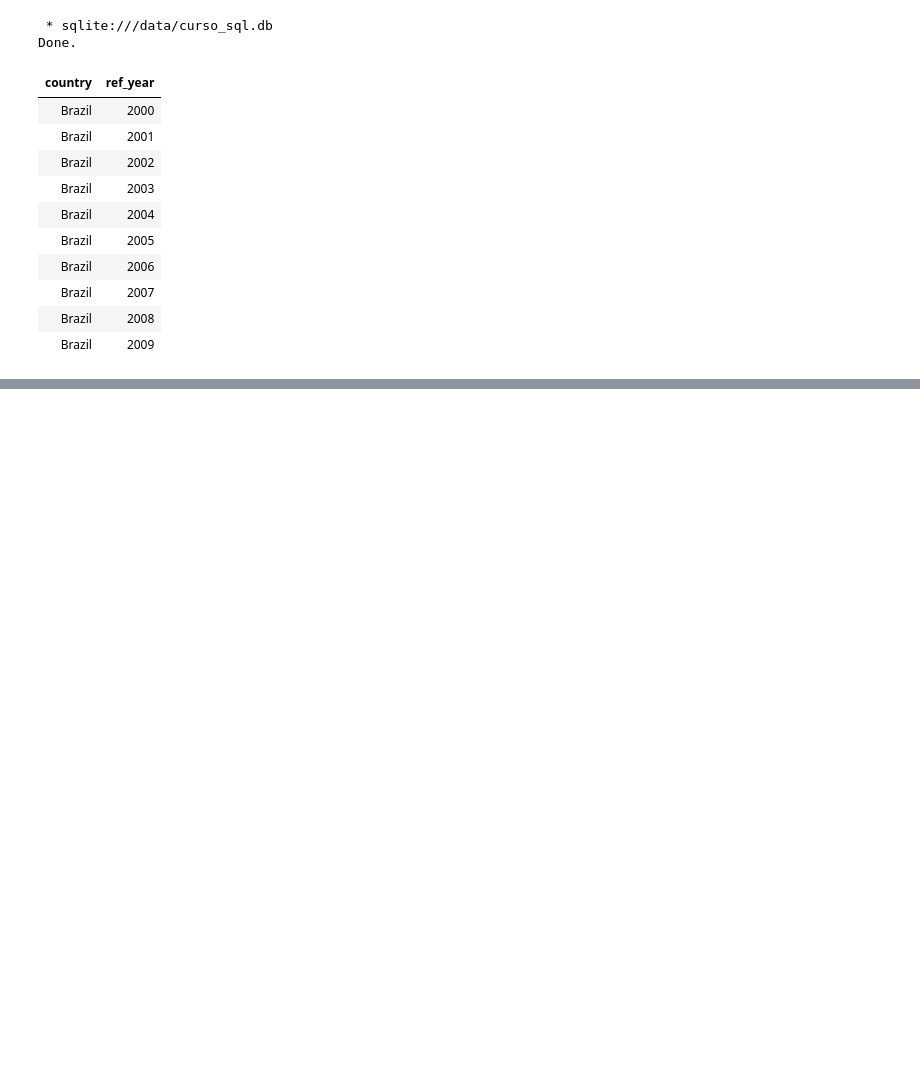
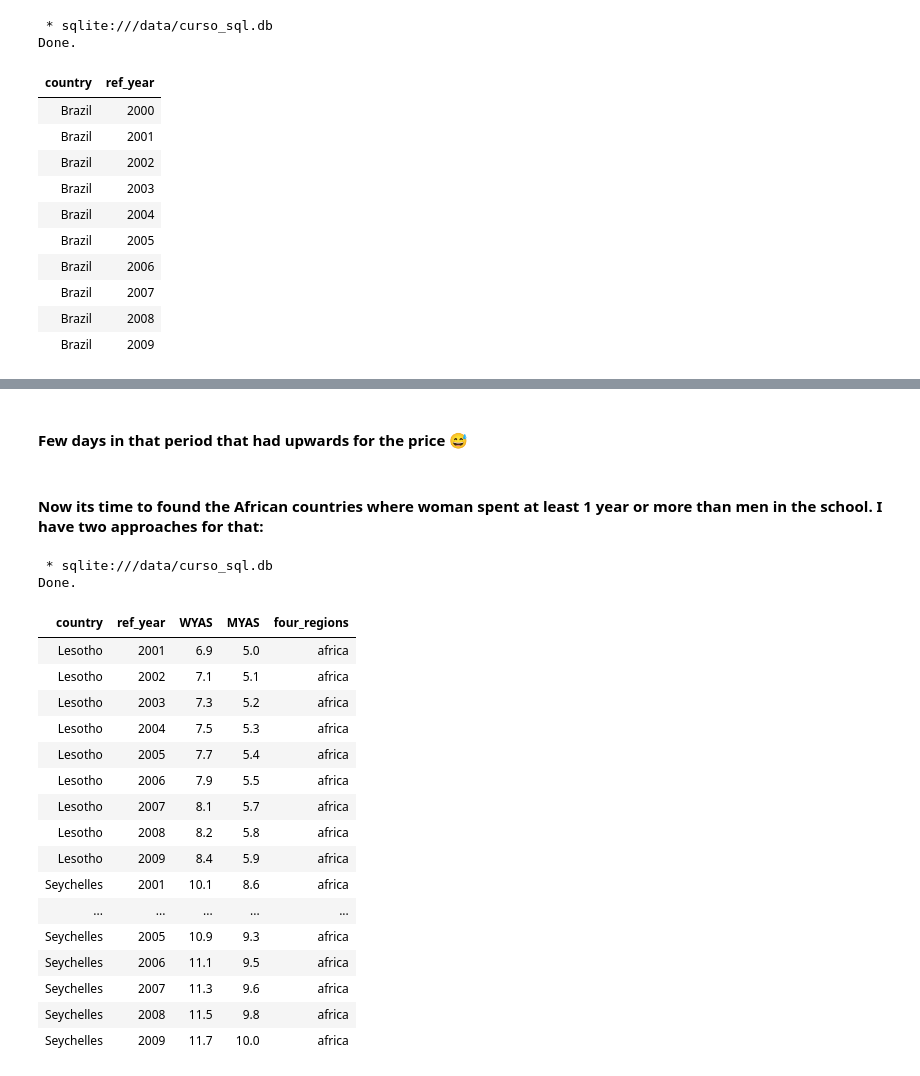
Before and after one commit to grbarbosa3/SQL-Journey, a Jupyter notebook: SQL_Notes.ipynb, the cells around one changed output, grey strips where cells are left out. Drawn from its saved outputs; the diff is of its cells as text; code cells hidden in the pictures; blank space fills up the shorter version.

```diff
--- a/SQL_Notes.ipynb
+++ b/SQL_Notes.ipynb
@@ -411,0 +439,38 @@ Done.
+# %% [markdown]
+#### Few days in that period that had upwards for the price 😅
+# %% [markdown]
+#### Now its time to found the **African countries where woman spent at least 1 year or more than men in the school**. I have two approaches for that:
+# %%
+%%sql
+
+SELECT wyas.country,
+	   wyas.ref_year,
+	   wyas.mean_years AS "WYAS",
+	   myas.mean_years AS "MYAS",
+	   c.four_regions
+FROM women_years_at_school wyas
+LEFT JOIN country c ON c.country=wyas.country
+LEFT JOIN men_years_at_school myas ON wyas.country = myas.country AND wyas.ref_year = myas.ref_year
+WHERE c.four_regions = "africa"
+AND wyas.mean_years - myas.mean_years >= 1
+AND wyas.ref_year BETWEEN 2001 AND 2011
+# %% [output]
+ * sqlite:///data/curso_sql.db
+Done.
+| country | ref_year | WYAS | MYAS | four_regions |
+| Lesotho | 2001 | 6.9 | 5.0 | africa |
+| Lesotho | 2002 | 7.1 | 5.1 | africa |
+| Lesotho | 2003 | 7.3 | 5.2 | africa |
+| Lesotho | 2004 | 7.5 | 5.3 | africa |
+| Lesotho | 2005 | 7.7 | 5.4 | africa |
+| Lesotho | 2006 | 7.9 | 5.5 | africa |
+| Lesotho | 2007 | 8.1 | 5.7 | africa |
+| Lesotho | 2008 | 8.2 | 5.8 | africa |
+| Lesotho | 2009 | 8.4 | 5.9 | africa |
+| Seychelles | 2001 | 10.1 | 8.6 | africa |
+| ... | ... | ... | ... | ... |
+| Seychelles | 2005 | 10.9 | 9.3 | africa |
+| Seychelles | 2006 | 11.1 | 9.5 | africa |
+| Seychelles | 2007 | 11.3 | 9.6 | africa |
+| Seychelles | 2008 | 11.5 | 9.8 | africa |
+| Seychelles | 2009 | 11.7 | 10.0 | africa |
```
Also changed, not shown: parts of 5 cells of this notebook.
